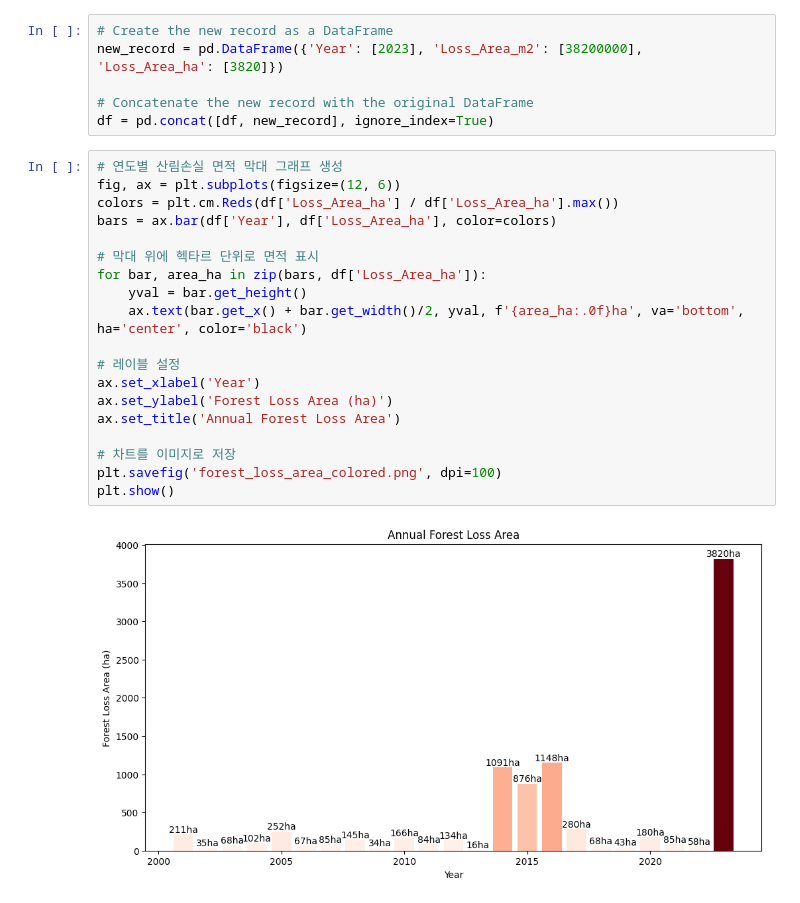
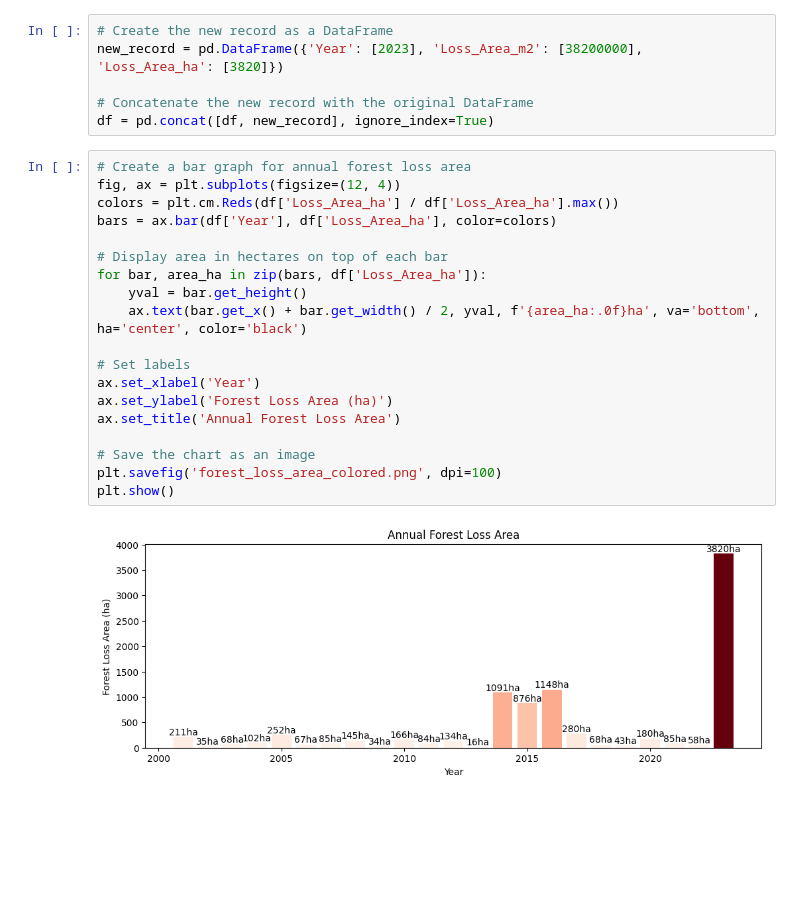
Before and after one commit to osgeokr/kari-sdm, a Jupyter notebook: 240726_sentinel2_analysis_valle_nuevo_national_park.ipynb.ipynb, the cells around one changed output. Cells and saved outputs as stored; diff of their text form; blank space fills up the shorter version.

```diff
--- a/240726_sentinel2_analysis_valle_nuevo_national_park.ipynb.ipynb
+++ b/240726_sentinel2_analysis_valle_nuevo_national_park.ipynb.ipynb
@@ -240,23 +237,23 @@ new_record = pd.DataFrame({'Year': [2023], 'Loss_Area_m2': [38200000], 'Loss_Are
 # Concatenate the new record with the original DataFrame
 df = pd.concat([df, new_record], ignore_index=True)
 # %%
-# 연도별 산림손실 면적 막대 그래프 생성
-fig, ax = plt.subplots(figsize=(12, 6))
+# Create a bar graph for annual forest loss area
+fig, ax = plt.subplots(figsize=(12, 4))
 colors = plt.cm.Reds(df['Loss_Area_ha'] / df['Loss_Area_ha'].max())
 bars = ax.bar(df['Year'], df['Loss_Area_ha'], color=colors)
 
-# 막대 위에 헥타르 단위로 면적 표시
+# Display area in hectares on top of each bar
 for bar, area_ha in zip(bars, df['Loss_Area_ha']):
     yval = bar.get_height()
-    ax.text(bar.get_x() + bar.get_width()/2, yval, f'{area_ha:.0f}ha', va='bottom', ha='center', color='black')
+    ax.text(bar.get_x() + bar.get_width() / 2, yval, f'{area_ha:.0f}ha', va='bottom', ha='center', color='black')
 
-# 레이블 설정
+# Set labels
 ax.set_xlabel('Year')
 ax.set_ylabel('Forest Loss Area (ha)')
 ax.set_title('Annual Forest Loss Area')
 
-# 차트를 이미지로 저장
+# Save the chart as an image
 plt.savefig('forest_loss_area_colored.png', dpi=100)
 plt.show()
 # %% [output]
-[figure, old version]
+[figure, new version]
```
Also changed, not shown: parts of 10 cells of this notebook.
